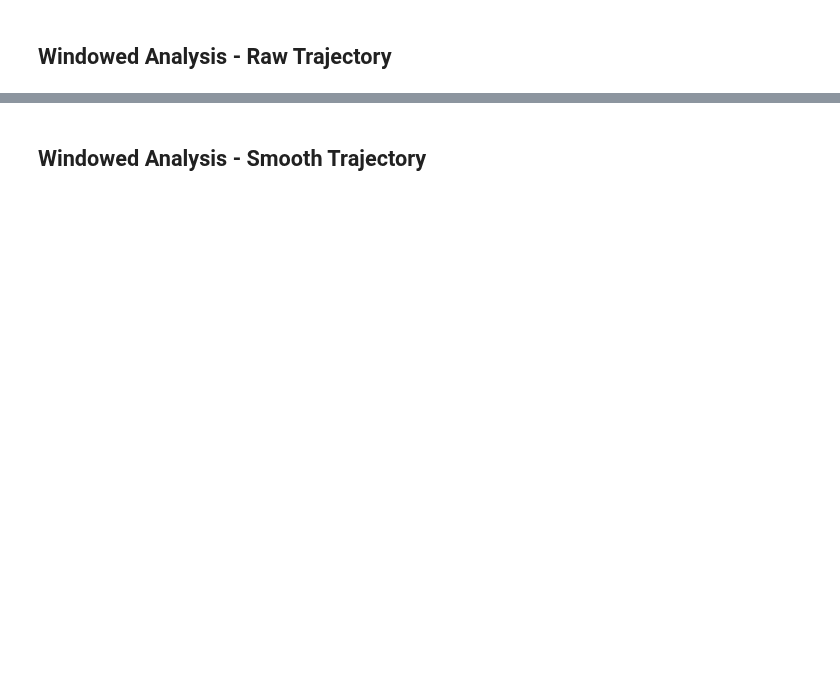
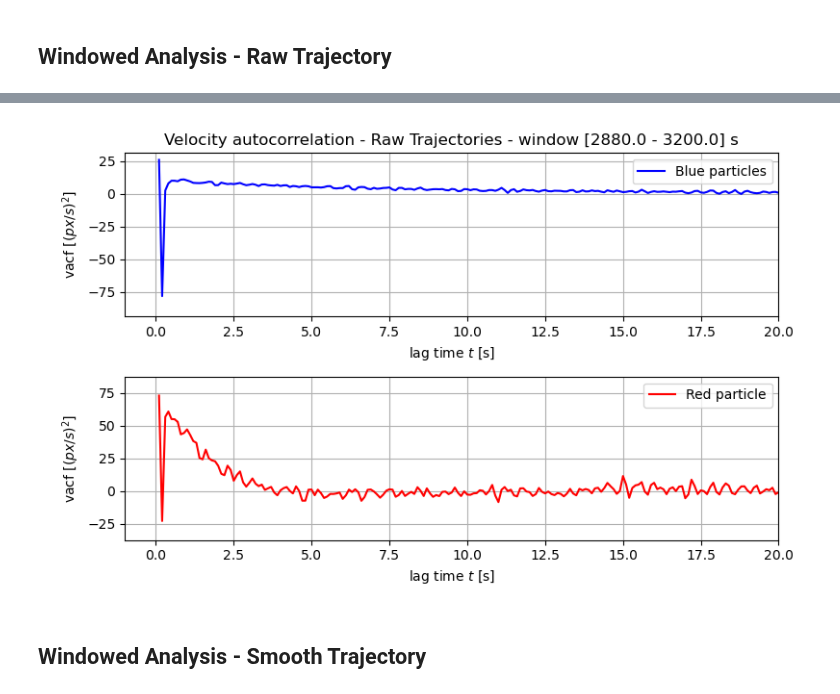
Before and after one commit to skandiz/MasterThesis, a Jupyter notebook: code/trajectoryAnalysis.ipynb, the cells around one changed output, grey strips where cells are left out. Cells and saved outputs as stored; diff of their text form; code cells hidden in the pictures; blank space fills up the shorter version.

Commit message:
update msd, turning angles and velocity autocorr

```diff
--- a/code/trajectoryAnalysis.ipynb
+++ b/code/trajectoryAnalysis.ipynb
@@ -982,10 +986,10 @@ for k in tqdm(range(nSteps)):
     redTraj = []
 
     for i in range(0, nDrops):
-        if i != red_particle_idx:
+        if i == red_particle_idx:
             p = trajs.loc[trajs.particle==i, ["x","y"]]
             redTraj.append(Trajectory(p.x, p.y, dt = 1/10, traj_id=i))
-        if i == red_particle_idx:
+        else:
             p = trajs.loc[trajs.particle==i, ["x","y"]]
             blueTrajs.append(Trajectory(p.x, p.y, dt = 1/10, traj_id=i))
 
@@ -1052,13 +1056,14 @@ for k in tqdm(range(nSteps)):
     redTraj = []
 
     for i in range(0, nDrops):
-        if i != red_particle_idx:
+        if i == red_particle_idx:
             p = trajs.loc[trajs.particle==i, ["x","y"]]
             redTraj.append(Trajectory(p.x, p.y, dt = 1/10, traj_id=i))
-        if i == red_particle_idx:
+        else:
             p = trajs.loc[trajs.particle==i, ["x","y"]]
             blueTrajs.append(Trajectory(p.x, p.y, dt = 1/10, traj_id=i))
 
+
     theta_blue_windowed_smooth.append(ys.turning_angles_ensemble(blueTrajs, centered= True))
     theta_red_windowed_smooth.append(ys.turning_angles_ensemble(redTraj, centered= True))
 # %%
@@ -1159,7 +1193,7 @@ else:
 # %% [markdown]
 ## Windowed Analysis - Raw Trajectory
 # %%
-if 0:
+if 1:
     vacf_blue_windowed = []
     vacf_red_windowed = []
 
@@ -1169,10 +1203,10 @@ if 0:
         redTraj = []
 
         for i in range(0, nDrops):
-            if i != red_particle_idx:
+            if i == red_particle_idx:
                 p = trajs.loc[trajs.particle==i, ["x","y"]]
                 redTraj.append(Trajectory(p.x, p.y, dt = 1/10, traj_id=i))
-            if i == red_particle_idx:
+            else:
                 p = trajs.loc[trajs.particle==i, ["x","y"]]
                 blueTrajs.append(Trajectory(p.x, p.y, dt = 1/10, traj_id=i))
 
@@ -1201,27 +1235,29 @@ def onClick(event):
 
 def update_graph(step):
     line.set_ydata(vacf_blue_windowed.iloc[step])
-    #ax.set_ylim(min(vacf_blue_windowed.iloc[step])-10, max(vacf_blue_windowed.iloc[step])-10)
-    title.set_text(f"Velocity autocorrelation of blue particles {startFrames[step]/10} - {endFrames[step]/10} seconds")
-    #ax1.set_ylim(min(vacf_red_windowed.iloc[step])-10, max(vacf_red_windowed.iloc[step])-10)
+    ax.set_ylim(1.2*min(vacf_blue_windowed.iloc[step]), 1.2*max(vacf_blue_windowed.iloc[step]))
+    title.set_text(f"Velocity autocorrelation - Raw Trajectories - window [{startFrames[step]/10} - {endFrames[step]/10}] s")
+    ax1.set_ylim(1.2*min(vacf_red_windowed.iloc[step])-10, 1.2*max(vacf_red_windowed.iloc[step]))
     line1.set_ydata(vacf_red_windowed.iloc[step])
-    title1.set_text(f"Velocity autocorrelation of red particle {startFrames[step]/10} - {endFrames[step]/10} seconds")
     return line, line1,
 
 ax = fig.add_subplot(211)
-title = ax.set_title(f"Velocity autocorrelation of blue particles {startFrames[0]/10} - {endFrames[0]/10} seconds")
-line, = ax.plot(np.arange(0.1, 100.1, 0.1), vacf_blue_windowed.iloc[0])
-ax.set(ylabel = r'vacf [$(px/s)^2$]', xlabel = 'lag time $t$ [s]', xlim = (-5, 40))
+title = ax.set_title(f"Velocity autocorrelation - Raw Trajectories - window [{startFrames[0]/10} - {endFrames[0]/10}] s")
+line, = ax.plot(np.arange(0.1, 100.1, 0.1), vacf_blue_windowed.iloc[0], 'b-', label = 'Blue particles')
+ax.set(ylabel = r'vacf [$(px/s)^2$]', xlabel = 'lag time $t$ [s]', xlim = (-1, 20))
 ax.grid()
+ax.legend()
 
 ax1 = fig.add_subplot(212)
-title1 = ax1.set_title(f"Velocity autocorrelation of red particle {startFrames[0]/10} - {endFrames[0]/10} seconds")
-line1, = ax1.plot(np.arange(0.1, 100.1, 0.1), vacf_red_windowed.iloc[0])
-ax1.set(ylabel = r'vacf [$(px/s)^2$]', xlabel = 'lag time $t$ [s]', xlim = (-5, 10))
+
+line1, = ax1.plot(np.arange(0.1, 100.1, 0.1), vacf_red_windowed.iloc[0], 'r-', label = 'Red particle')
+ax1.set(ylabel = r'vacf [$(px/s)^2$]', xlabel = 'lag time $t$ [s]', xlim = (-1, 20))
 ax1.grid()
+ax1.legend()
 
 plt.tight_layout()
 fig.canvas.mpl_connect('button_press_event', onClick)
 ani = matplotlib.animation.FuncAnimation(fig, update_graph, nSteps, interval = 5, blit=False)
-ani.save('../results/velocity_autocorrelation/windowed_raw.mp4', fps=30, extra_args=['-vcodec', 'libx264'])
+ani.save('../results/velocity_autocorrelation/vacf_windowed_raw.mp4', fps=30, extra_args=['-vcodec', 'libx264'])
 plt.show()
+# %% [output]
@@ -1228,3 +1266,4 @@ plt.show()
+[figure, added]
 # %% [markdown]
 ## Windowed Analysis - Smooth Trajectory
 # %%
```
Also changed, not shown: parts of 15 cells of this notebook, 16 other files.
